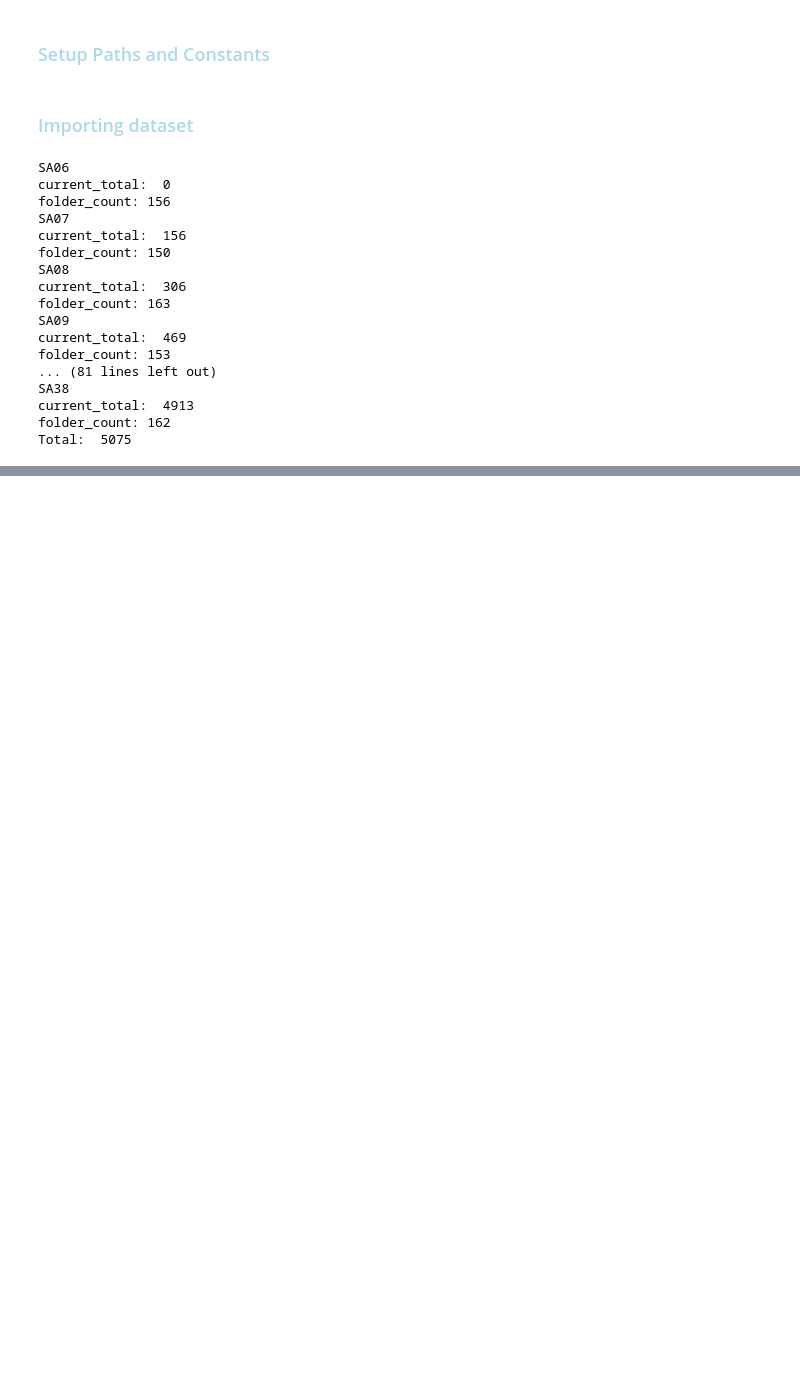
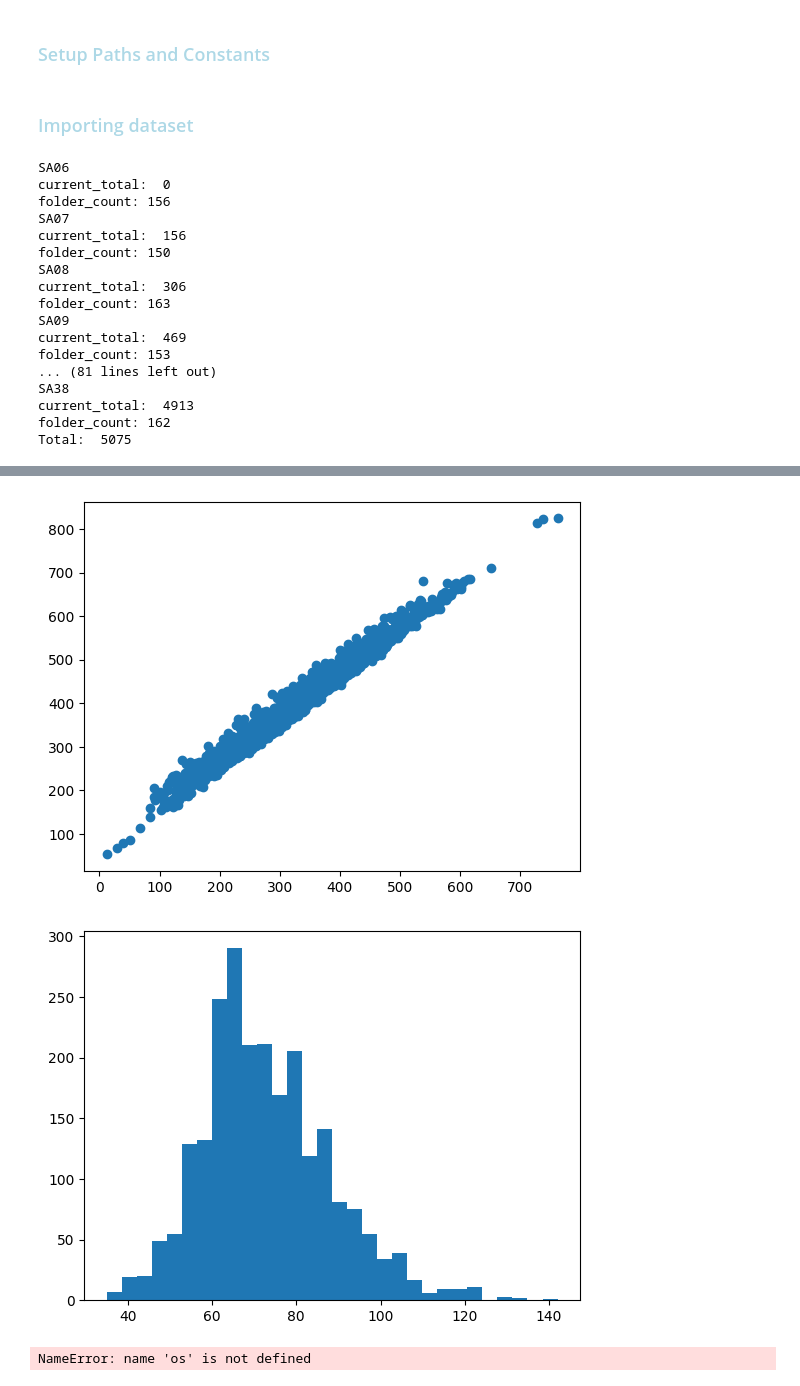
Before and after one commit to Andr0id16/FallDetection, a Jupyter notebook: data_preprocessing.ipynb, the cells around one changed output, grey strips where cells are left out. Saved outputs shown, nothing was run; the diff lists cells and outputs as text; code cells hidden in the pictures; blank space fills up the shorter version.

```diff
--- a/data_preprocessing.ipynb
+++ b/data_preprocessing.ipynb
@@ -47,0 +94,15 @@ Total:  5075
+# %%
+# finding min and max frames for each trial
+label_path = "./sensor_data/labels/"
+feature_path = "./sensor_data/features/"
+frameno_dataframe = pd.DataFrame(columns=["Fall_onset_frame","Fall_impact_frame"])
+fall_files = set()
+for label_file in os.listdir(label_path):
+    df = pd.read_csv(os.path.join(label_path,label_file))
+    # print(df[["Fall_onset_frame","Fall_impact_frame"]].head(5))
+    frameno_dataframe = frameno_dataframe.append(df[["Fall_onset_frame","Fall_impact_frame"]])
+    fall_files.update(list(df['datapath']))
+    # print(frameno_dataframe)
+# %%
+frameno_dataframe["gap"] = frameno_dataframe["Fall_impact_frame"] -  frameno_dataframe['Fall_onset_frame']
+frameno_dataframe
@@ -47,0 +123,17 @@ Total:  5075
+# %%
+import matplotlib.pyplot as plt
+plt.scatter(frameno_dataframe["Fall_onset_frame"],frameno_dataframe["Fall_impact_frame"])
+plt.show()
+plt.hist(frameno_dataframe["gap"],bins = 30)
+plt.show()
+# %% [output]
+[figure, added]
+[figure, added]
+# %%
+all_files = set()
+for folder in os.listdir(sensor_train_feature_path):
+    for file in os.listdir(sensor_train_feature_path+folder):
+        all_files.add(file[:-4])
+notfall_files = all_files - fall_files
+# %% [output]
+NameError: name 'os' is not defined
```
Also changed, not shown: parts of 14 cells of this notebook, 1 other file.
